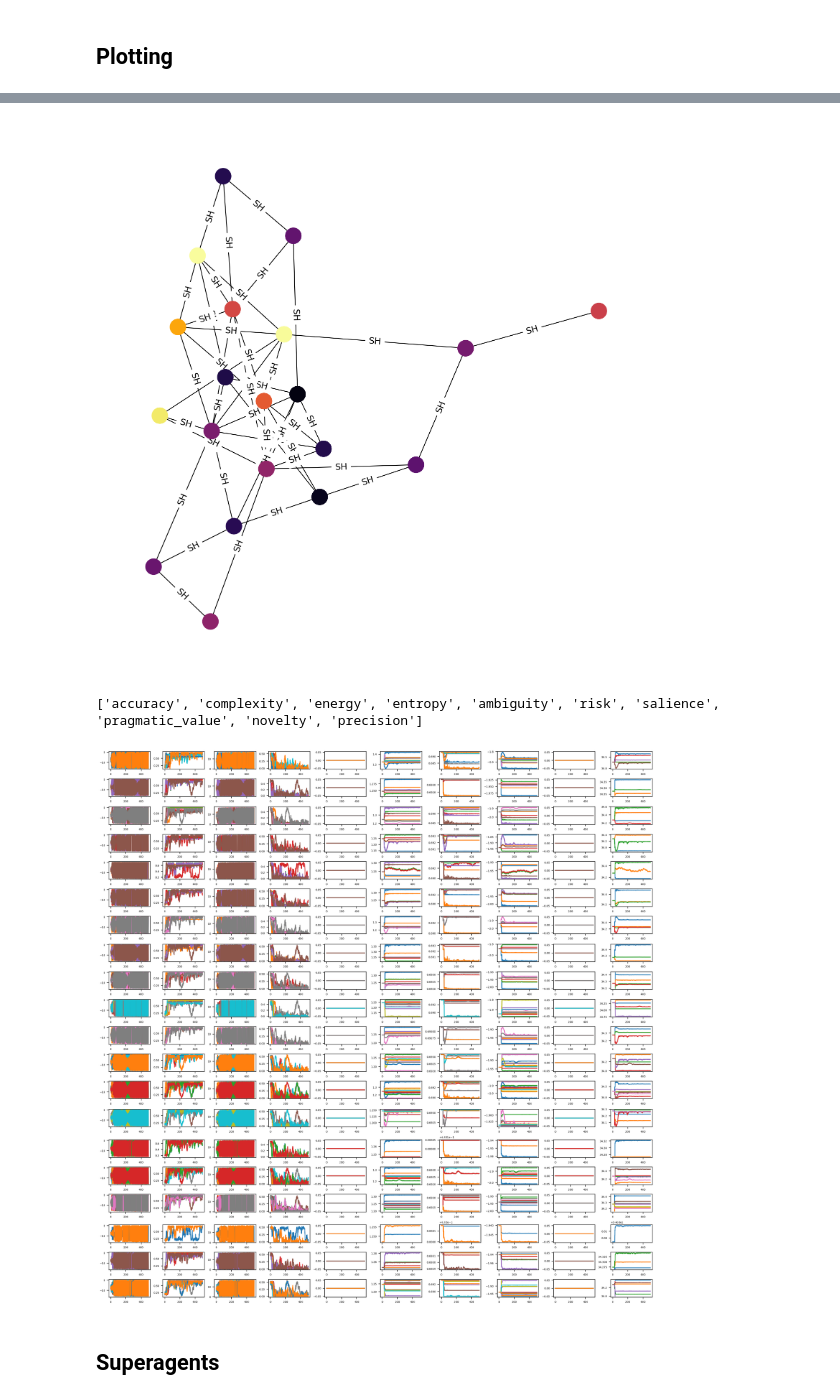
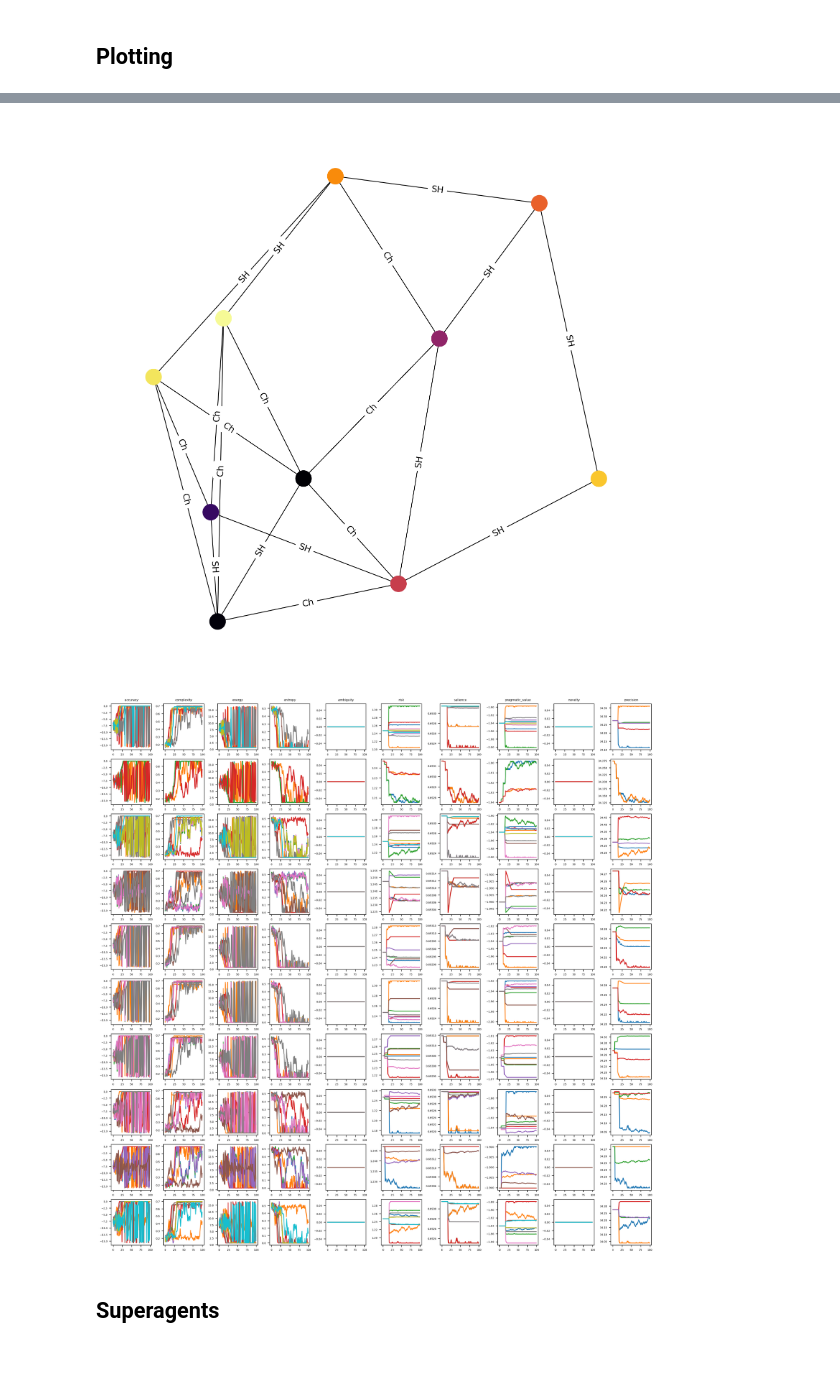
Before and after one commit to RuizSerra/factorised-MA-AIF-notebooks, a Jupyter notebook: 02 INFG 2x2 network.ipynb, the cells around one changed output, grey strips where cells are left out. Drawn from its saved outputs; the diff is of its cells as text; code cells hidden in the pictures; blank space fills up the shorter version.

```diff
--- a/02 INFG 2x2 network.ipynb
+++ b/02 INFG 2x2 network.ipynb
@@ -20,7 +20,7 @@ import utils.simulation
 INFO:numexpr.utils:NumExpr defaulting to 10 threads.
 # %%
 available_games = {
-    # 'Ch': chicken_2player,
+    'Ch': chicken_2player,
     # 'PD': prisoners_dilemma_2player,
     'SH': stag_hunt_2player,
     # 'Ha': harmony_2player
@@ -33,11 +33,11 @@ def get_game_name(this_game, available_games):
     return None
 # %%
 # Predefined constants
-n = 20  # Number of nodes
-p = 0.2  # Probability of edge creation
+n = 10  # Number of nodes
+p = 0.9 # Probability of edge creation
 
 # Generate an Erdős-Rényi network
-G = nx.erdos_renyi_graph(n, p)
+G = nx.watts_strogatz_graph(n, 4, p)
 
 # Assign a random game to each edge in the graph
 for edge in G.edges:
@@ -87,5 +87,5 @@ Simulation: n=20 agents playing 44 games
 # %%
-T = 500
+T = 100
 num_players = len(G.nodes)  # Number of players (nodes in the graph)
 
 agent_kwargs = [                                                                # <--- Define agent configurations here
@@ -93,8 +93,8 @@ agent_kwargs = [
         beta_1=300.,
         dynamic_precision=True,
         decay=0.9,
-        A_learning=False,
-        learn_every_t_steps=30,
+        # A_learning=False,
+        learn_every_t_steps=10,
         learning_offset=8,
     )
 ] * num_players
@@ -156,39 +154,39 @@ edge_labels = {(edge[0], edge[1]): get_game_name(edge[2]['game'], available_game
 nx.draw_networkx_edge_labels(G, pos, edge_labels=edge_labels, font_size=6)
 plt.show()
 # %% [output]
-[figure, old version]
+[figure, new version]
 # %%
 variable_names = list(variables_history['generative_models_data'][0][0][0].keys())
 # variable_name = 'complexity'
 
 plt.rc('font', size=5)
 fig, axs = plt.subplots(
     num_players,
     len(variable_names),
     figsize=(15, 15),
     constrained_layout=True
 )
 axs = axs.flatten()
 for idx, ax in enumerate(axs):
     variable_name = variable_names[idx%len(variable_names)]
     i = idx // len(variable_names)
 
     data = []
     for t in range(T):
         data.append([
             game[variable_name]
             for game in variables_history['generative_models_data'][t][i]
         ])
 
     data = np.array(data)
 
     for j in range(data.shape[1]):
         ax.plot(data[:, j], label=f'Agent {j}')
 
-print(variable_names)
+        if i == 0:  # Add titles to each column
+            ax.set_title(variable_name)
 # %% [output]
-['accuracy', 'complexity', 'energy', 'entropy', 'ambiguity', 'risk', 'salience', 'pragmatic_value', 'novelty', 'precision']
-[figure, old version]
+[figure, new version]
 # %% [markdown]
 ## Superagents
 # %%
```
Also changed, not shown: parts of 21 cells of this notebook, 1 other file.
